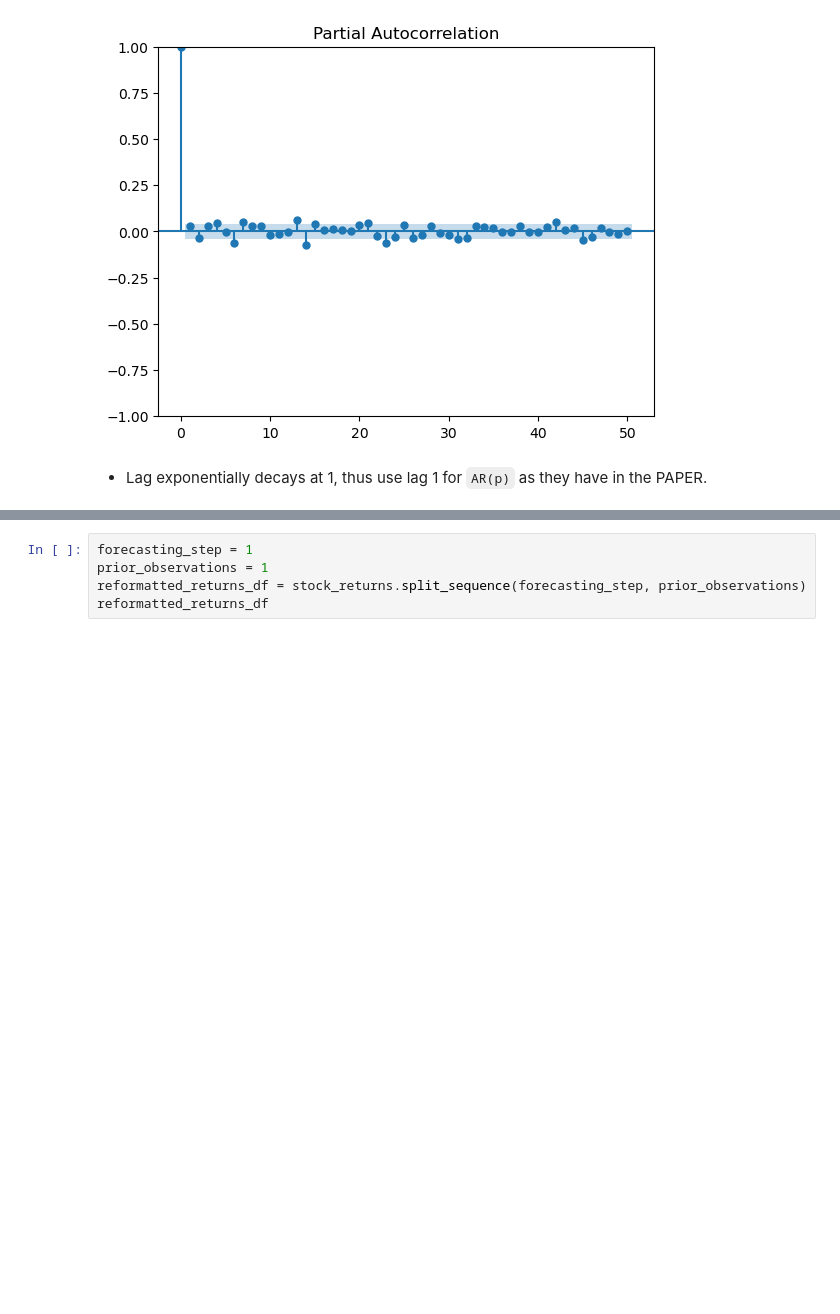
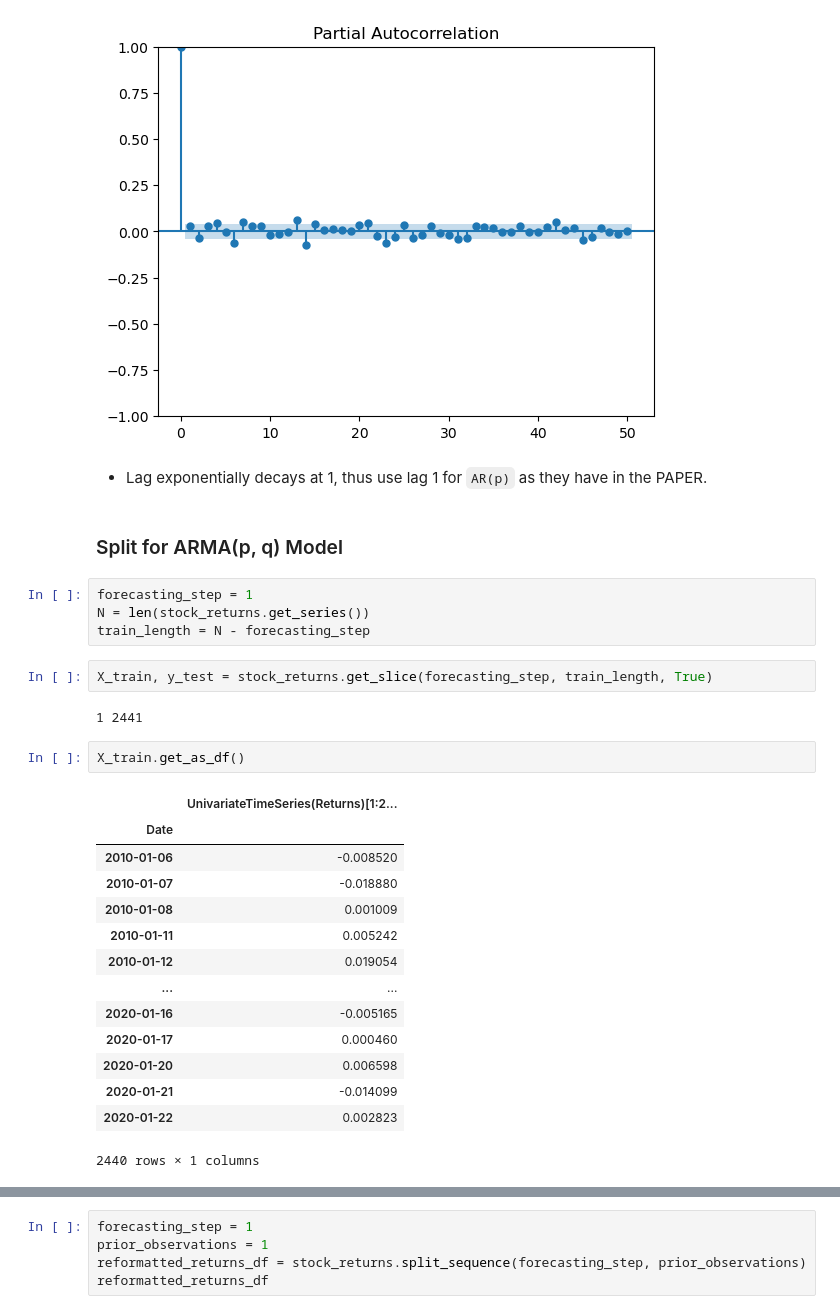
Before and after one commit to Brinkley97/applied_time_series_and_machine_learning, a Jupyter notebook: play/reproduce-stock-sse_composite-index.ipynb, the cells around one changed output, grey strips where cells are left out. Saved outputs shown, nothing was run; the diff lists cells and outputs as text; blank space fills up the shorter version.

```diff
--- a/play/reproduce-stock-sse_composite-index.ipynb
+++ b/play/reproduce-stock-sse_composite-index.ipynb
@@ -252,3 +252,30 @@ stock_returns.plot_partial_autocorrelation(50)
 [figure]
 # %% [markdown]
 - Lag exponentially decays at 1, thus use lag 1 for `AR(p)` as they have in the PAPER.
+# %% [markdown]
+### Split for ARMA(p, q) Model
+# %%
+forecasting_step = 1
+N = len(stock_returns.get_series())
+train_length = N - forecasting_step
+# %%
+X_train, y_test = stock_returns.get_slice(forecasting_step, train_length, True)
+# %% [output]
+1 2441
+# %%
+X_train.get_as_df()
+# %% [output]
+|  | UnivariateTimeSeries(Returns)[1:2... |
+| Date |  |
+| 2010-01-06 | -0.008520 |
+| 2010-01-07 | -0.018880 |
+| 2010-01-08 | 0.001009 |
+| 2010-01-11 | 0.005242 |
+| 2010-01-12 | 0.019054 |
+| ... | ... |
+| 2020-01-16 | -0.005165 |
+| 2020-01-17 | 0.000460 |
+| 2020-01-20 | 0.006598 |
+| 2020-01-21 | -0.014099 |
+| 2020-01-22 | 0.002823 |
+2440 rows × 1 columns
```
Also changed, not shown: parts of 28 cells of this notebook.
